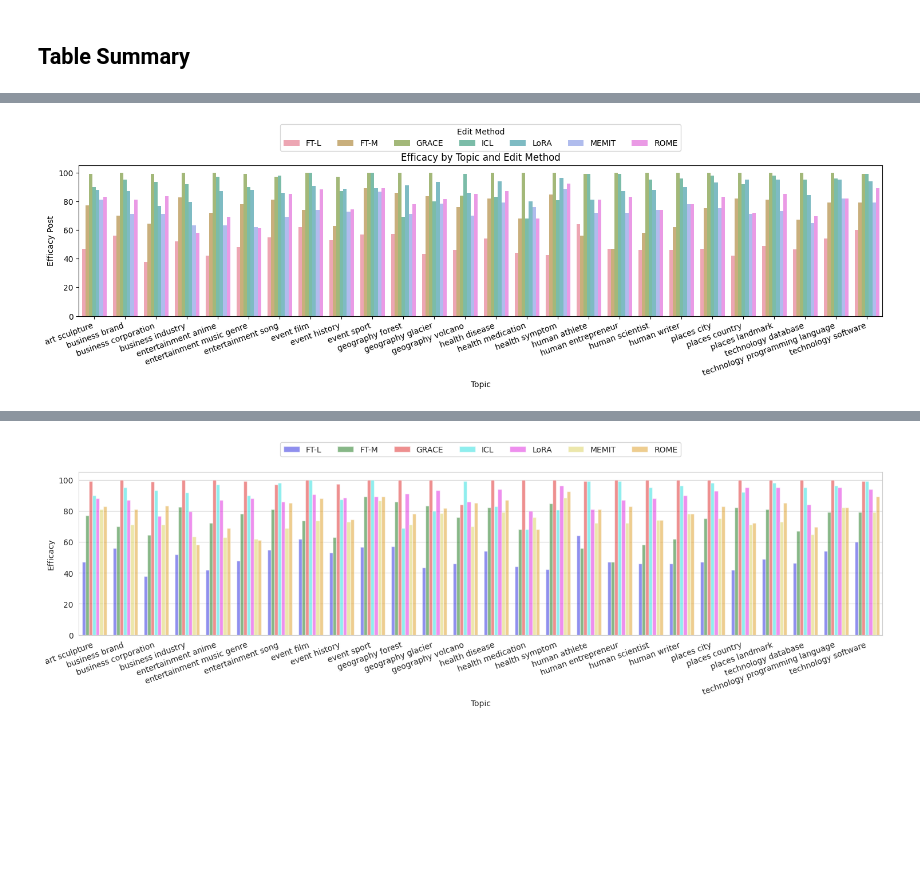
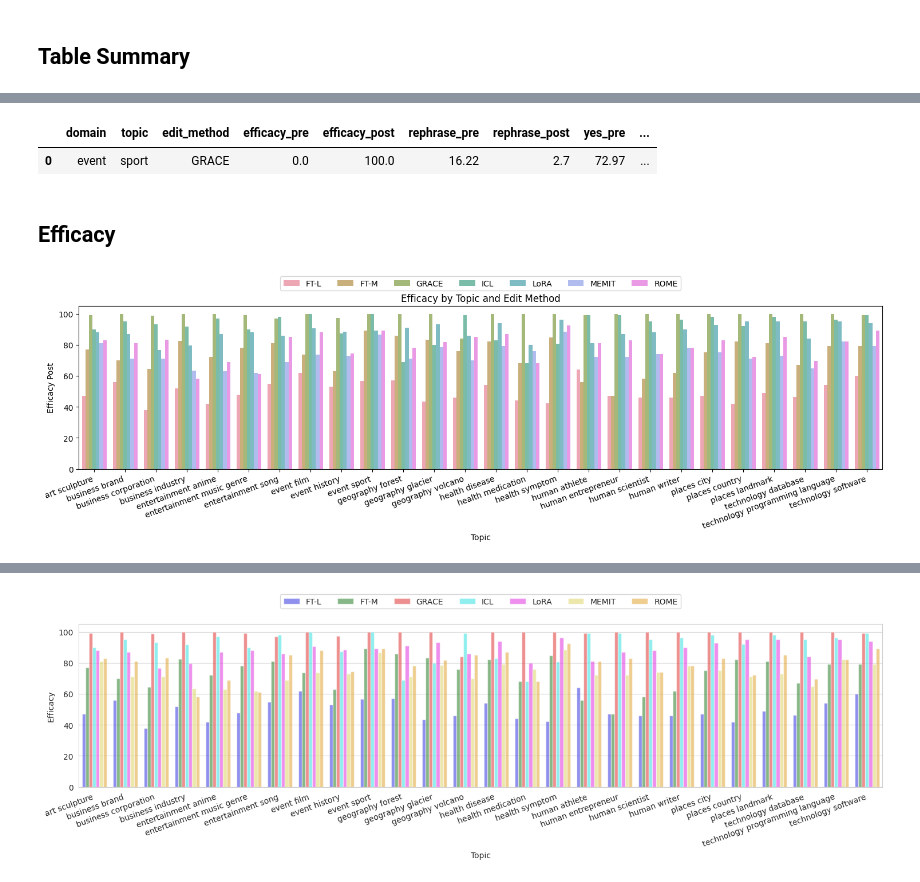
Before and after one commit to BullshiArtist/HalluEditBench, a Jupyter notebook: code/result_summary.ipynb, the cells around one changed output, grey strips where cells are left out. Drawn from its saved outputs; the diff is of its cells as text; code cells hidden in the pictures; blank space fills up the shorter version.

```diff
--- a/code/result_summary.ipynb
+++ b/code/result_summary.ipynb
@@ -25,10 +25,12 @@ def summarize_results(json_folder, std_flag=False):
             with open(filepath, 'r') as file:
                 metrics = json.load(file)
                 parts = filename.split('_')
-                topic = ' '.join(parts[:-1])
+                domain = parts[0]
+                topic = ' '.join(parts[1:-1])
                 edit_method = parts[-1].replace('.json', '')
 
                 results = {
+                    "domain": domain,
                     "topic": topic,
                     "edit_method": edit_method,
                     # "model": model,
@@ -48,6 +50,7 @@ def summarize_results(json_folder, std_flag=False):
                 }
 
                 results_multi_hop = {
+                    "domain": domain,
                     "topic": topic,
                     "edit_method": edit_method,
                     # "model": model,
@@ -172,3 +175,6 @@ plot_multi_turn(metrics)
 [figure]
 # %% [markdown]
 ## Table Summary
+# %%
+df, df_multi_hop = summarize_results("../results/meta_llama_3_8b_instruct")
+df.sort_values(by=['topic', 'edit_method'])
@@ -175,27 +235,35 @@ plot_multi_turn(metrics)
+# %%
+df_tmp, _ = summarize_results("../tmp/all_grace/meta_llama_3_8b_instruct")
+df_tmp
+# %% [output]
+|  | domain | topic | edit_method | efficacy_pre | efficacy_post | rephrase_pre | rephrase_post | yes_pre | ... |
+| 0 | event | sport | GRACE | 0.0 | 100.0 | 16.22 | 2.7 | 72.97 | ... |
+# %% [markdown]
+## Efficacy
 # %%
 def plot_efficacy(df):
     # plot the efficacy by topic and edit method
     plt.figure(figsize=(15, 5))
 
     # Create a custom color palette
     colors = sns.color_palette("husl", n_colors=len(df.edit_method.unique()))
     ax = sns.barplot(x='topic', y='efficacy_post', hue='edit_method', data=df, palette=colors, alpha=0.7)
 
-    plt.legend(title='Edit Method', bbox_to_anchor=(0.5, 1.07), loc='lower center', ncol=len(df.edit_method.unique()))
+    plt.legend(bbox_to_anchor=(0.5, 1.07), loc='lower center', ncol=len(df.edit_method.unique())) # title='Edit Method',
     plt.title('Efficacy by Topic and Edit Method')
     plt.xlabel('Topic')
     plt.ylabel('Efficacy Post')
     plt.xticks(rotation=20, ha='right')  # Rotate x-axis labels for better readability
 
     # Add value labels on top of each bar
     # for container in ax.containers:
     #     ax.bar_label(container, padding=3)  # , rotation=90
 
     plt.tight_layout()
     plt.show()
 
 df, df_multi_hop = summarize_results("../results/meta_llama_3_8b_instruct")
 # df.sort_values(by=['topic', 'edit_method'])
 plot_efficacy(df)
 # %% [output]
-[figure, old version]
+[figure, new version]
```
Also changed, not shown: parts of 25 cells of this notebook, 45 other files.
